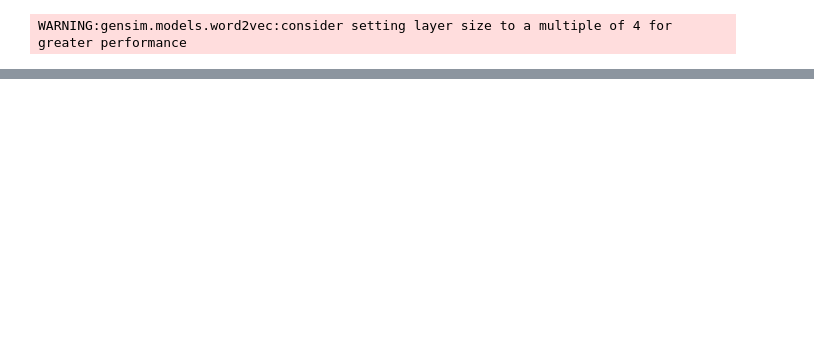
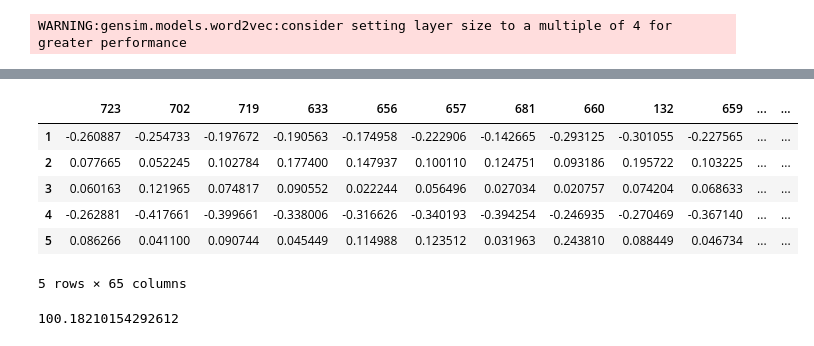
Before and after one commit to kris-singh/grap2vec, a Jupyter notebook: Untitled0.ipynb, the cells around one changed output, grey strips where cells are left out. Cells and saved outputs as stored; diff of their text form; code cells hidden in the pictures; blank space fills up the shorter version.

```diff
--- a/Untitled0.ipynb
+++ b/Untitled0.ipynb
@@ -308,0 +358,13 @@ for i in full_hash_table:
+# %%
+df_model = pd.read_csv('./graph5_new.txt',header=None,skiprows=1,delimiter= ' ')
+df_model.set_index(0,inplace=True)
+df_model = df_model.T
+df_model
+# %% [output]
+|  | 723 | 702 | 719 | 633 | 656 | 657 | 681 | 660 | 132 | 659 | ... | ... |
+| 1 | -0.260887 | -0.254733 | -0.197672 | -0.190563 | -0.174958 | -0.222906 | -0.142665 | -0.293125 | -0.301055 | -0.227565 | ... | ... |
+| 2 | 0.077665 | 0.052245 | 0.102784 | 0.177400 | 0.147937 | 0.100110 | 0.124751 | 0.093186 | 0.195722 | 0.103225 | ... | ... |
+| 3 | 0.060163 | 0.121965 | 0.074817 | 0.090552 | 0.022244 | 0.056496 | 0.027034 | 0.020757 | 0.074204 | 0.068633 | ... | ... |
+| 4 | -0.262881 | -0.417661 | -0.399661 | -0.338006 | -0.316626 | -0.340193 | -0.394254 | -0.246935 | -0.270469 | -0.367140 | ... | ... |
+| 5 | 0.086266 | 0.041100 | 0.090744 | 0.045449 | 0.114988 | 0.123512 | 0.031963 | 0.243810 | 0.088449 | 0.046734 | ... | ... |
+5 rows × 65 columns
@@ -308,0 +386,8 @@ for i in full_hash_table:
+# %%
+from numpy import linalg as LA
+from sklearn.preprocessing import scale
+X = scale( df.as_matrix(), axis=0, with_mean=True, with_std=True, copy=True )
+Y = scale( df_model1.as_matrix(), axis=0, with_mean=True, with_std=True, copy=True )
+LA.norm(X-Y)
+# %% [output]
+100.18210154292612
```
Also changed, not shown: parts of 26 cells of this notebook, 20 other files.
